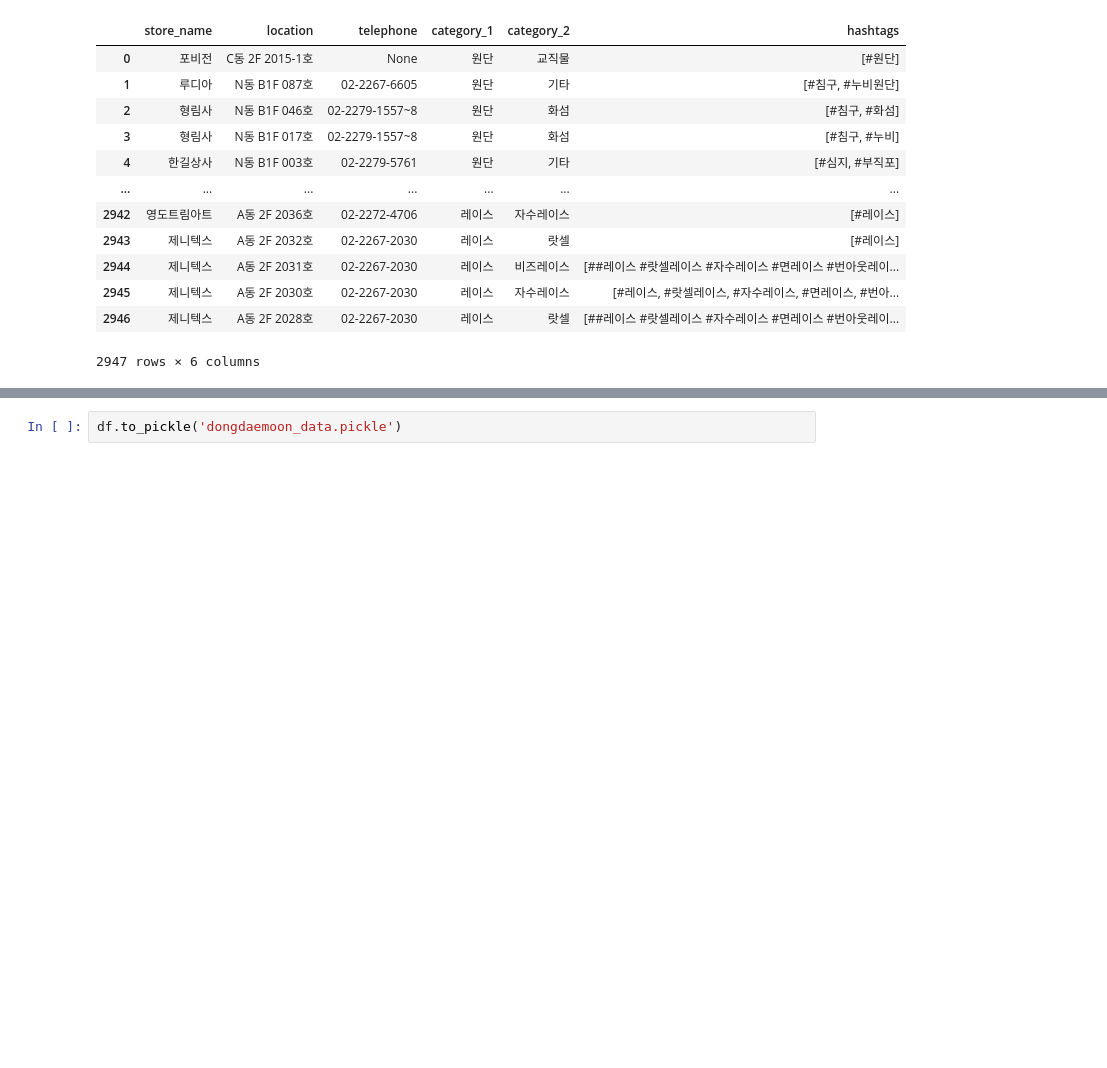
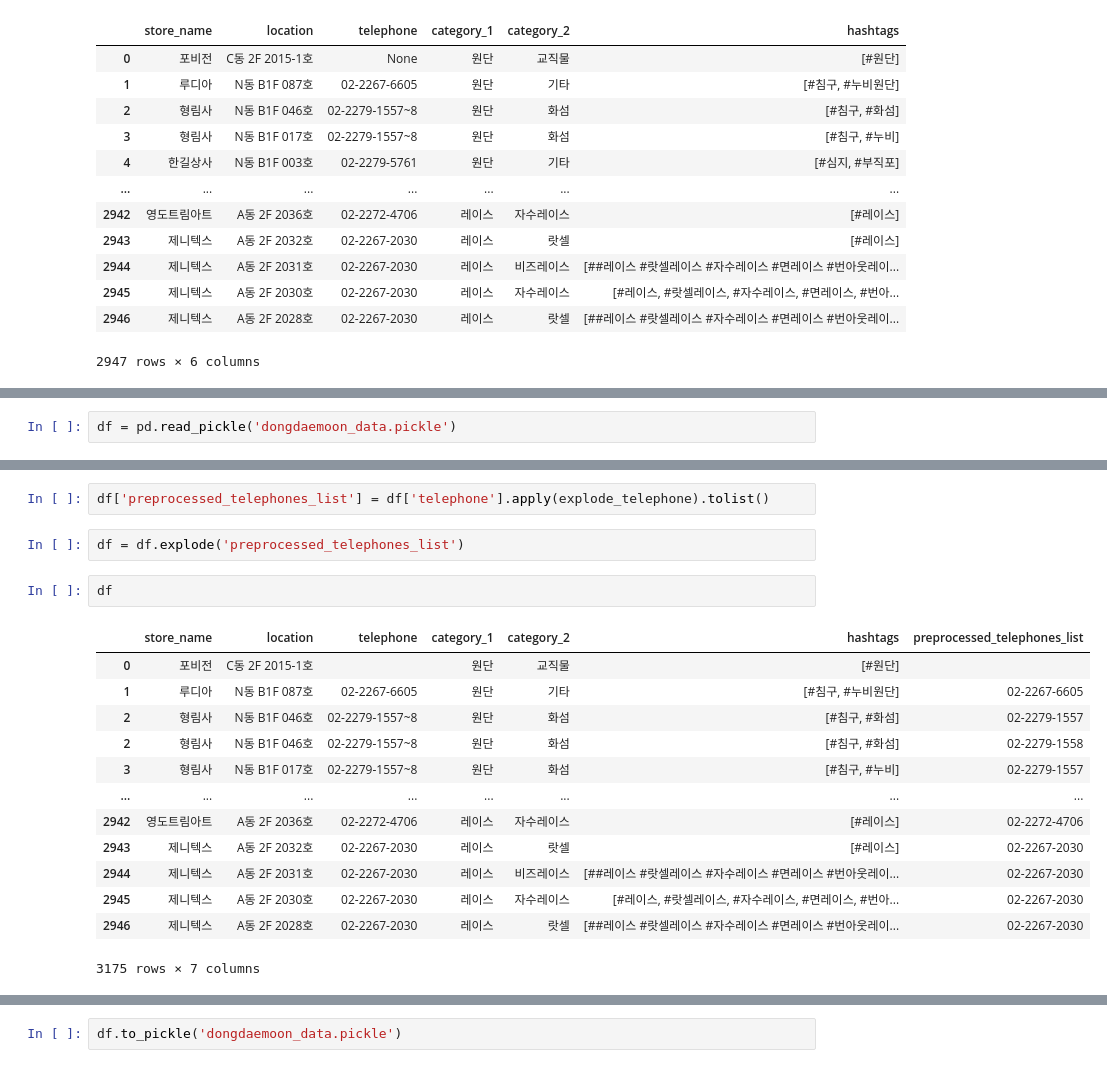
Before and after one commit to jaepil-choi/father_dongdaemoon, a Jupyter notebook: dongdaemoon_scraper.ipynb, the cells around one changed output, grey strips where cells are left out. Drawn from its saved outputs; the diff is of its cells as text; blank space fills up the shorter version.

Commit message:
Explode telephone numbers when >= 2 and preprocess data

```diff
--- a/dongdaemoon_scraper.ipynb
+++ b/dongdaemoon_scraper.ipynb
@@ -203,0 +208,2 @@ df
+# %%
+df = pd.read_pickle('dongdaemoon_data.pickle')
@@ -203,0 +339,20 @@ df
+# %%
+df['preprocessed_telephones_list'] = df['telephone'].apply(explode_telephone).tolist()
+# %%
+df = df.explode('preprocessed_telephones_list')
+# %%
+df
+# %% [output]
+|  | store_name | location | telephone | category_1 | category_2 | hashtags | preprocessed_telephones_list |
+| 0 | 포비전 | C동 2F 2015-1호 |  | 원단 | 교직물 | [#원단] |  |
+| 1 | 루디아 | N동 B1F 087호 | 02-2267-6605 | 원단 | 기타 | [#침구, #누비원단] | 02-2267-6605 |
+| 2 | 형림사 | N동 B1F 046호 | 02-2279-1557~8 | 원단 | 화섬 | [#침구, #화섬] | 02-2279-1557 |
+| 2 | 형림사 | N동 B1F 046호 | 02-2279-1557~8 | 원단 | 화섬 | [#침구, #화섬] | 02-2279-1558 |
+| 3 | 형림사 | N동 B1F 017호 | 02-2279-1557~8 | 원단 | 화섬 | [#침구, #누비] | 02-2279-1557 |
+| ... | ... | ... | ... | ... | ... | ... | ... |
+| 2942 | 영도트림아트 | A동 2F 2036호 | 02-2272-4706 | 레이스 | 자수레이스 | [#레이스] | 02-2272-4706 |
+| 2943 | 제니텍스 | A동 2F 2032호 | 02-2267-2030 | 레이스 | 랏셀 | [#레이스] | 02-2267-2030 |
+| 2944 | 제니텍스 | A동 2F 2031호 | 02-2267-2030 | 레이스 | 비즈레이스 | [##레이스 #랏셀레이스 #자수레이스 #면레이스 #번아웃레이... | 02-2267-2030 |
+| 2945 | 제니텍스 | A동 2F 2030호 | 02-2267-2030 | 레이스 | 자수레이스 | [#레이스, #랏셀레이스, #자수레이스, #면레이스, #번아... | 02-2267-2030 |
+| 2946 | 제니텍스 | A동 2F 2028호 | 02-2267-2030 | 레이스 | 랏셀 | [##레이스 #랏셀레이스 #자수레이스 #면레이스 #번아웃레이... | 02-2267-2030 |
+3175 rows × 7 columns
```
Also changed, not shown: parts of 22 cells of this notebook, 4 other files.
